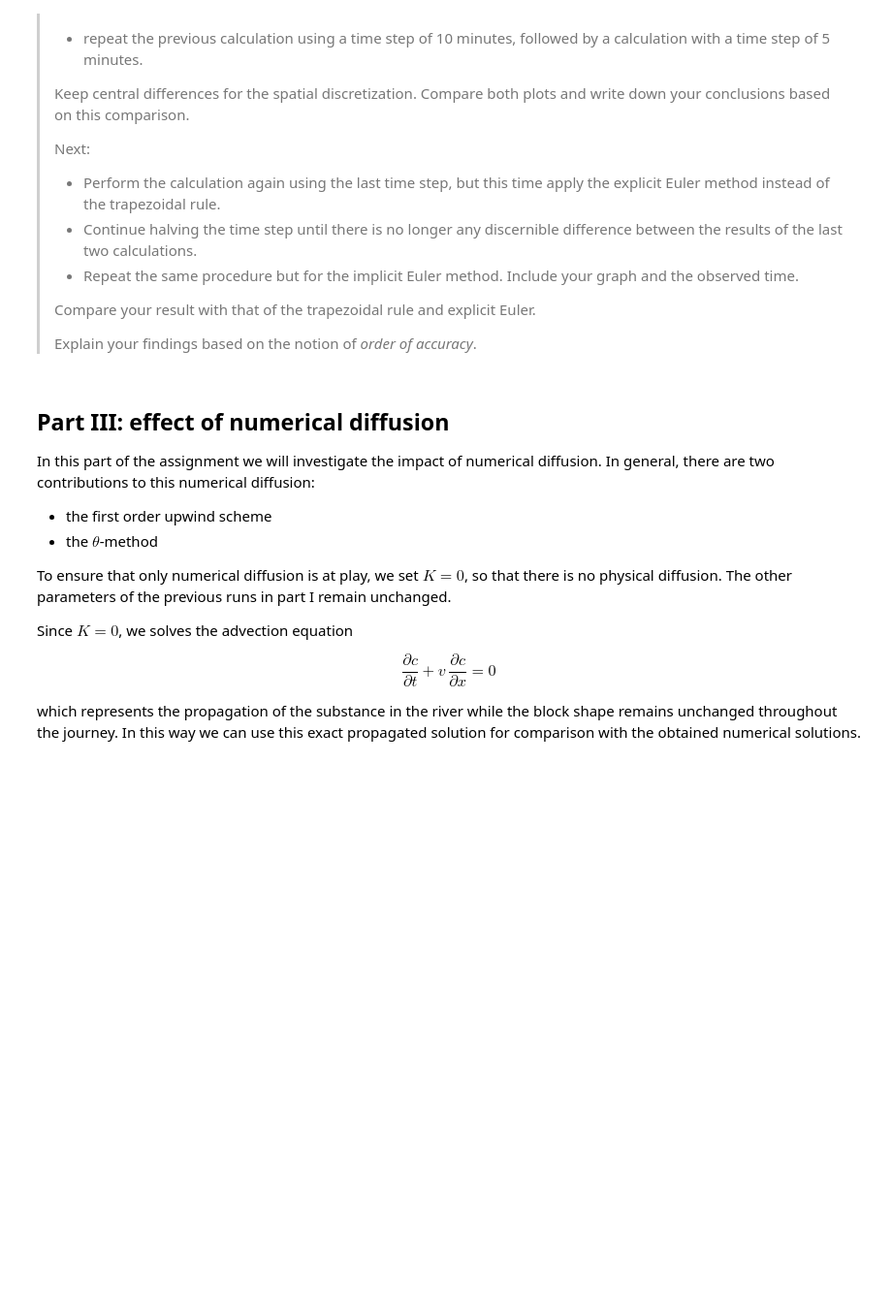
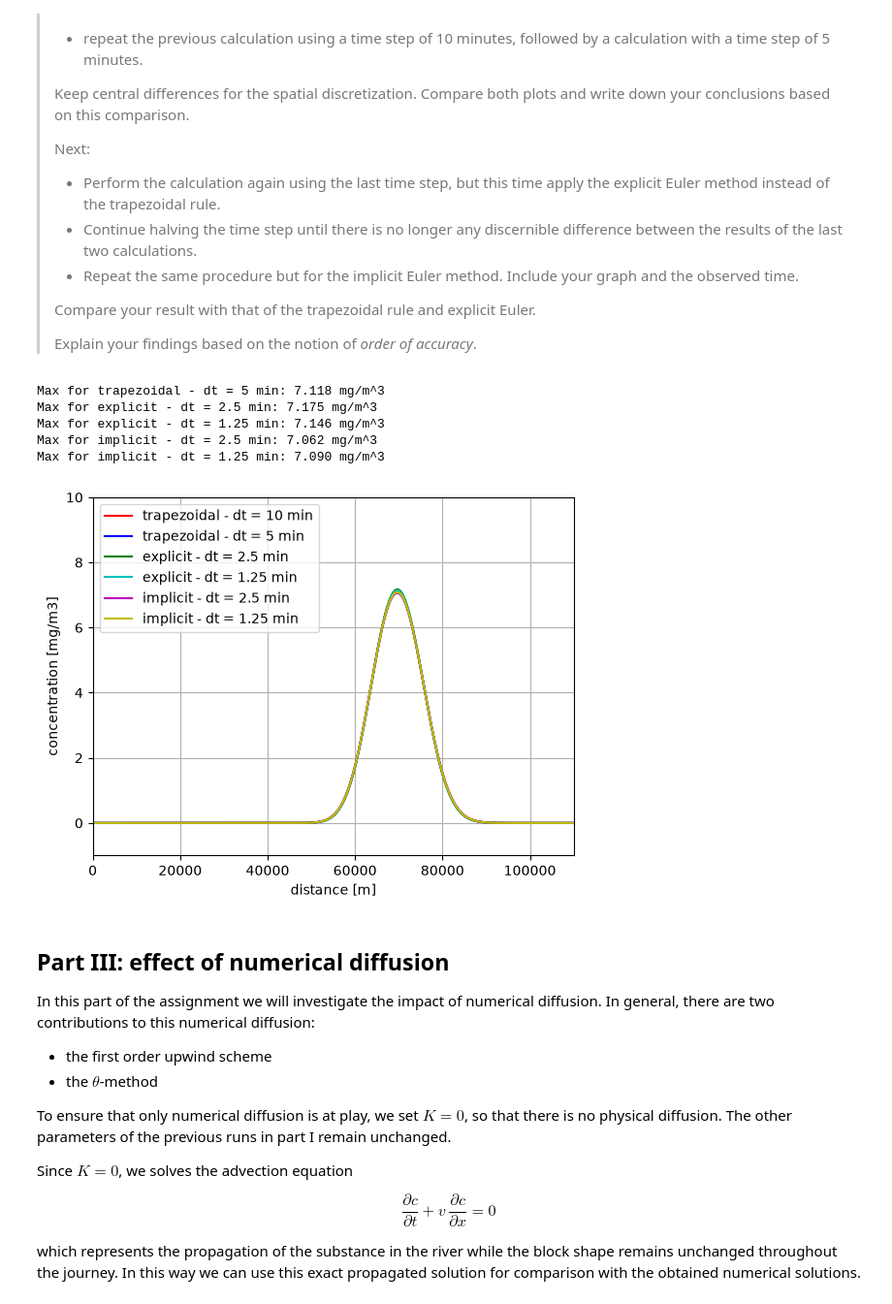
Before and after one commit to VLRobin/GA2.1-Mesa10, a Jupyter notebook: grp09.ipynb, the cells around one changed output. Shown at 97% size. Cells and saved outputs as stored; diff of their text form; code cells hidden in the pictures; blank space fills up the shorter version.

```diff
--- a/grp09.ipynb
+++ b/grp09.ipynb
@@ -237,30 +258,61 @@ In the remainder of this assignment we will work with these three schemes.
 # %%
 # Parameters for Task 2.1
 
 # We do the first one for you!
 dxmethod = 'central'
 dtmethod = 'theta'
 
 theta = 0.5
 
 # replot the current result
 plt.plot(x,c[N,:],'r',label='trapezoidal - dt = 10 min')
 
 # reduce time step by factor 2
 dt = dt / 2
 
 
 # Now it's your turn!
+N2= int(Tend/dt)
+dt3 = dt / 2
+N3= int(Tend/dt3)
+dt4 = dt3 / 2
+N4= int(Tend/dt4)
 
-### YOUR CODE HERE ###
+c2 = advdiff(u,K,c0,lenD,dt,Tend,dxmethod,dtmethod,theta)
+plt.plot(x,c2[N2,:],'b',label='trapezoidal - dt = 5 min')
 
+theta2 = 0
+c3 = advdiff(u,K,c0,lenD,dt3,Tend,dxmethod,dtmethod,theta2)
+plt.plot(x,c3[N3,:],'g',label='explicit - dt = 2.5 min')
+c5 = advdiff(u,K,c0,lenD,dt4,Tend,dxmethod,dtmethod,theta2)
+plt.plot(x,c5[N4,:],'c',label='explicit - dt = 1.25 min')
+
+
+theta3 = 1
+c4 = advdiff(u,K,c0,lenD,dt3,Tend,dxmethod,dtmethod,theta3)
+plt.plot(x,c4[N3,:],'m',label='implicit - dt = 2.5 min')
+c6 = advdiff(u,K,c0,lenD,dt4,Tend,dxmethod,dtmethod,theta3)
+plt.plot(x,c6[N4,:],'y',label='implicit - dt = 1.25 min')
 
 # finalize the plot. Hint: plot them together on the same figure
 plt.axis(np.array([0,lenD,-1,10]))
 plt.xlabel('distance [m]')
 plt.ylabel('concentration [mg/m3]')
 plt.legend(loc = "upper left")
 plt.grid()
+
+print(f'Max for trapezoidal - dt = 5 min: {np.max(c2[N2,:]):.3f} mg/m^3')
+print(f'Max for explicit - dt = 2.5 min: {np.max(c3[N3,:]):.3f} mg/m^3')
+print(f'Max for explicit - dt = 1.25 min: {np.max(c5[N4,:]):.3f} mg/m^3')
+print(f'Max for implicit - dt = 2.5 min: {np.max(c4[N3,:]):.3f} mg/m^3')
+print(f'Max for implicit - dt = 1.25 min: {np.max(c6[N4,:]):.3f} mg/m^3')
+# %% [output]
+Max for trapezoidal - dt = 5 min: 7.118 mg/m^3
+Max for explicit - dt = 2.5 min: 7.175 mg/m^3
+Max for explicit - dt = 1.25 min: 7.146 mg/m^3
+Max for implicit - dt = 2.5 min: 7.062 mg/m^3
+Max for implicit - dt = 1.25 min: 7.090 mg/m^3
+[figure, added]
 # %% [markdown]
 ## Part III: effect of numerical diffusion
 
```
Also changed, not shown: parts of 8 cells of this notebook.
